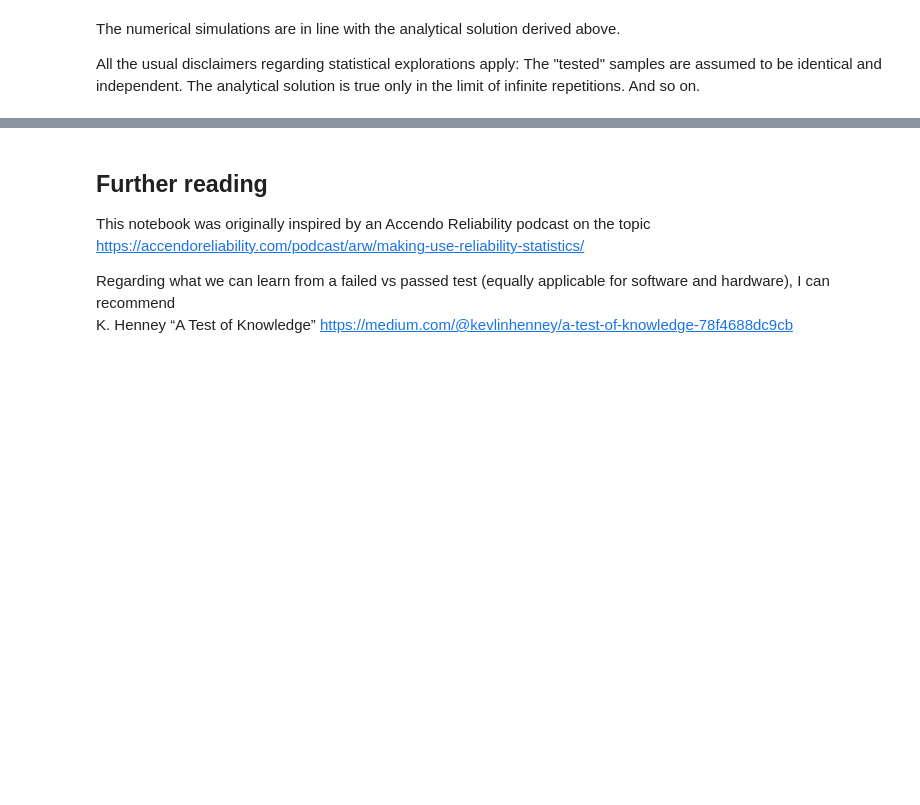
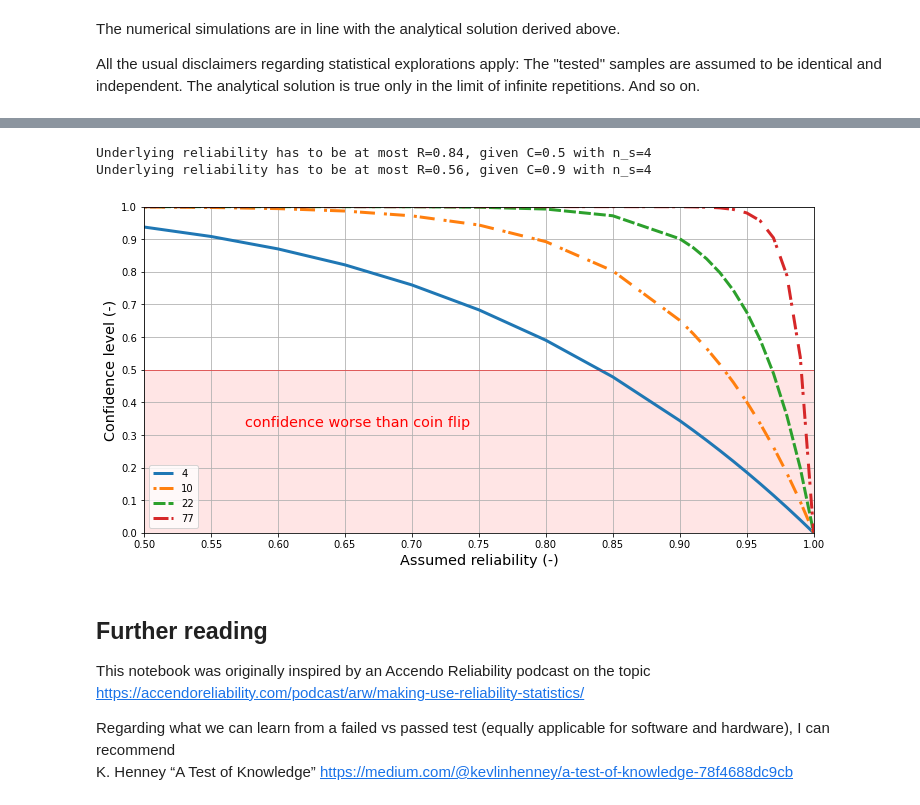
Before and after one commit to stefantkeller/jupyternotebooks, a Jupyter notebook: Fail-Pass_tests_and_number_of_samples.ipynb, the cells around one changed output, grey strips where cells are left out. Cells and saved outputs as stored; diff of their text form; code cells hidden in the pictures; blank space fills up the shorter version.

```diff
--- a/Fail-Pass_tests_and_number_of_samples.ipynb
+++ b/Fail-Pass_tests_and_number_of_samples.ipynb
@@ -227,3 +280,55 @@ And so on.
+# %%
+
+R = lambda C, n_s: (1 - C)**(1/n_s)
+
+def R_summary(C, n_s):
+    print('Underlying reliability has to be at most R={:.2f}, given C={} with n_s={}'.format(R(C,n_s),C,n_s))
+
+R_summary(0.5,4)
+R_summary(0.9,4)
+# %% [output]
+Underlying reliability has to be at most R=0.84, given C=0.5 with n_s=4
+Underlying reliability has to be at most R=0.56, given C=0.9 with n_s=4
+# %%
+plt.figure(figsize=(12,6))
+
+linestyles = [(0,()),
+              (0,(1,1,5,3)),
+              (0,(4,1)),
+              (0,(5,1,1,3)),
+              (0,(1,1)),
+              (0,(1,1,1,1,5,5)),
+              (0,(5,1,1,1,1,5))]
+linewidth = 3
+
+sample_ns = [4, 10, 22, 77]
+assumed_Rs = np.array(list(np.linspace(0.5,0.9,9)) + list(np.linspace(0.91,1,10)))
+
+for j, n in enumerate(sample_ns):
+    plt.plot(assumed_Rs, 1-assumed_Rs**n, label='{}'.format(n),
+             linestyle=linestyles[j], linewidth=linewidth)
+
+# caution: C<0.5 means confidence worse than a coin flip
+# i.e. don't even think about ending up in this region!
+warning_color = 'red'
+plt.fill_between([0.5,1], [0.5,0.5], facecolor=warning_color, alpha=0.1)
+plt.axhline(y=0.5, color='red', linewidth=0.5)
+plt.text(0.575,0.325,'confidence worse than coin flip', fontsize=fontsize, color=warning_color)
+
+# formating
+plt.legend(loc='best')
+plt.grid('on')
+
+plt.xlabel("Assumed reliability (-)", fontsize=fontsize)
+plt.ylabel("Confidence level (-)", fontsize=fontsize)
+plt.xticks(np.linspace(0.5,1,11))
+plt.xlim([0.5,1])
+plt.yticks(np.linspace(0,1,11))
+plt.ylim([0,1])
+
+print("")
+# %% [output]
+[figure, added]
 # %% [markdown]
 ## Further reading
 
```
Also changed, not shown: parts of 5 cells of this notebook.
